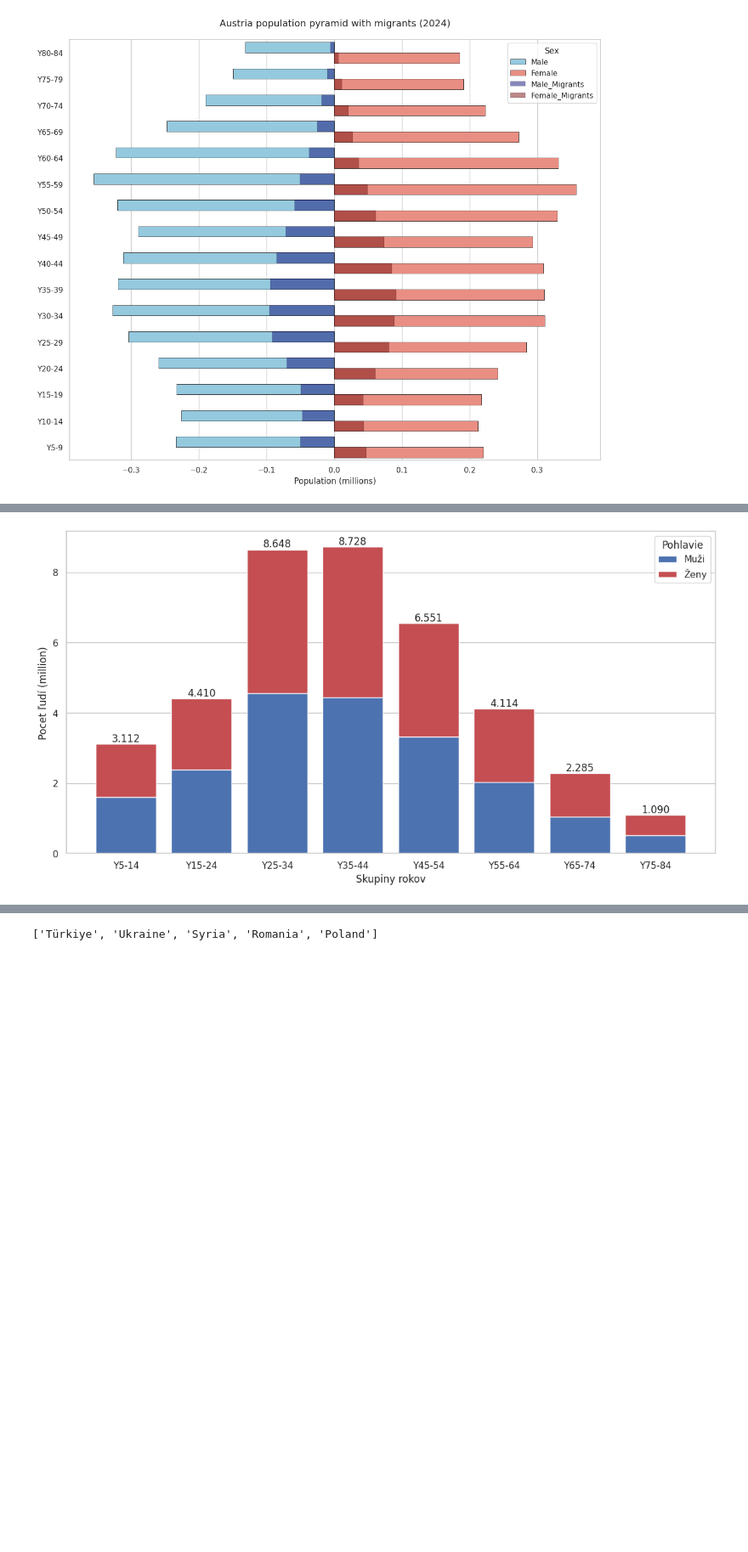
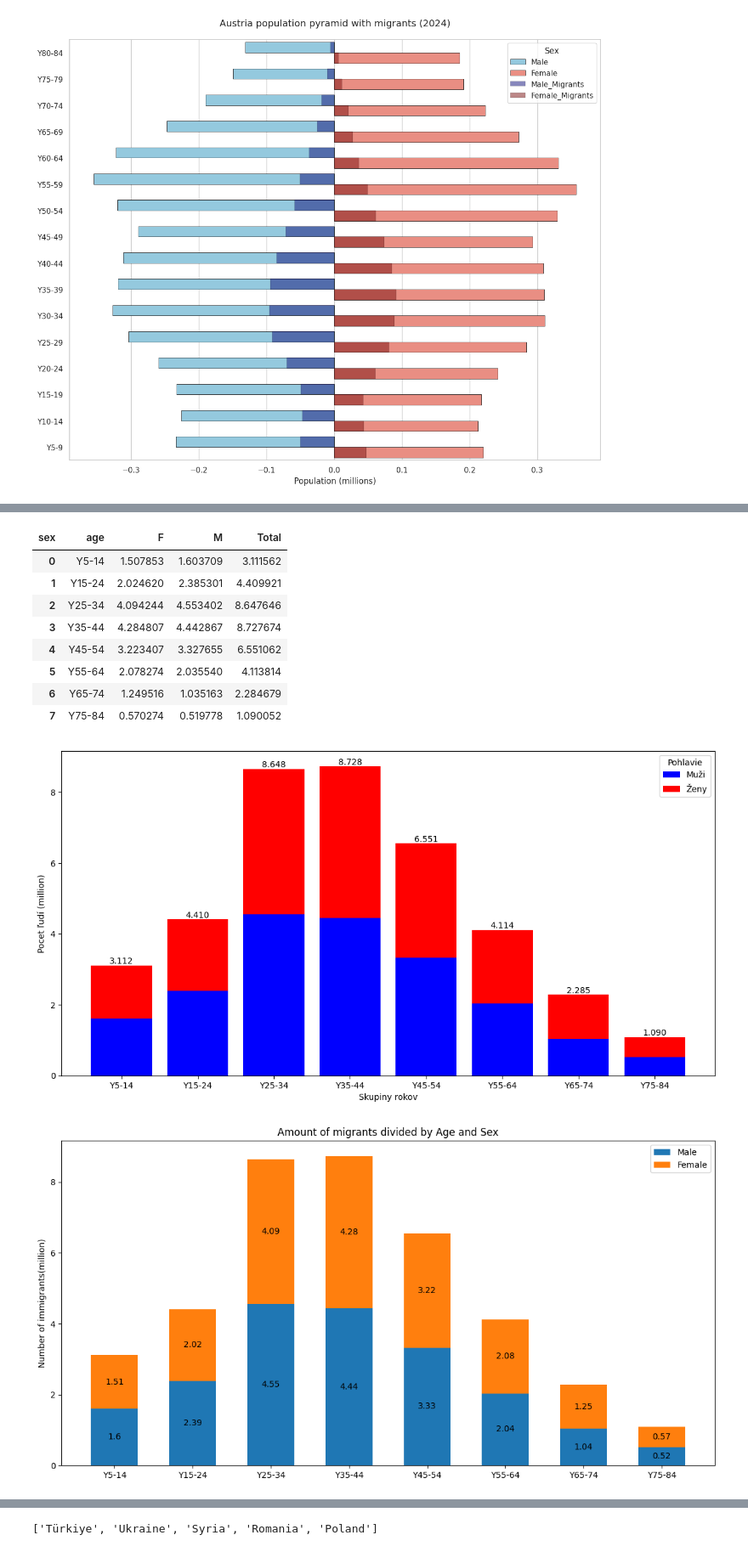
Before and after one commit to loveBeatles/datavis_project, a Jupyter notebook: group_project.ipynb, the cells around one changed output, grey strips where cells are left out. Shown at 85% size. Saved outputs shown, nothing was run; the diff lists cells and outputs as text; code cells hidden in the pictures; blank space fills up the shorter version.

```diff
--- a/group_project.ipynb
+++ b/group_project.ipynb
@@ -402,22 +402,31 @@ plt.show()
 [figure]
 # %%
 url2 = "https://raw.githubusercontent.com/loveBeatles/datavis_project/main/data/age_data_2.csv"
+urlEu_Ages = "https://raw.githubusercontent.com/loveBeatles/datavis_project/main/data/eu_not_euGeneral_by_ages.csv"
 df_by_ages_gender = (pd.read_csv(url2, usecols=['age', 'sex', 'OBS_VALUE', 'TIME_PERIOD'])
                     .query('TIME_PERIOD == 2024 & sex != "T"')
                     .assign(OBS_VALUE_milion=lambda df: df['OBS_VALUE'] / 1000000)
                     .groupby(['age', 'sex'])['OBS_VALUE_milion']
                     .sum()
                     .reset_index())
+df_by_ages_cship = (pd.read_csv(urlEu_Ages, usecols=['age', 'citizen', 'OBS_VALUE'])
+                    .assign(OBS_VALUE_milion=lambda df: df['OBS_VALUE'] / 1000000))
 
 df_by_ages_gender  = (df_by_ages_gender
                       .query('age!="Y15-64"').iloc[:-6,:]
                       .sort_values(by='age'))
-
 df_by_ages_gender = pd.concat([df_by_ages_gender.query('age == "Y5-9"'),
                                df_by_ages_gender[df_by_ages_gender['age'] != 'Y5-9']])
+df_by_ages_cship = pd.concat([df_by_ages_cship.query('age == "Y5-9"'),
+                               df_by_ages_cship[df_by_ages_cship['age'] != 'Y5-9']])
+
+df_by_ages_cship = df_by_ages_cship[['age', 'citizen', 'OBS_VALUE', 'OBS_VALUE_milion']]
+
 
 df_by_ages_gender_men = df_by_ages_gender.query('sex == "M"')
 df_by_ages_gender_women = df_by_ages_gender.query('sex == "F"')
+df_by_ages_cs_eu = df_by_ages_cship.query('citizen == "EU27_2020_FOR"')
+df_by_ages_cs_noteu = df_by_ages_cship.query('citizen == "FOR_STLS"')
 
 for i in range(5, 80, 10):
   df_by_ages_gender_men.iloc[int(i/5-1), 0] = f'Y{i}-{i+9}'
@@ -425,14 +434,32 @@ for i in range(5, 80, 10):
   df_by_ages_gender_women.iloc[int(i/5-1), 0] = f'Y{i}-{i+9}'
   df_by_ages_gender_women.iloc[int(i/5), 0] = f'Y{i}-{i+9}'
 
+  df_by_ages_cs_eu.iloc[int(i/5-1), 0] = f'Y{i}-{i+9}'
+  df_by_ages_cs_eu.iloc[int(i/5), 0] = f'Y{i}-{i+9}'
+  df_by_ages_cs_noteu.iloc[int(i/5-1), 0] = f'Y{i}-{i+9}'
+  df_by_ages_cs_noteu.iloc[int(i/5), 0] = f'Y{i}-{i+9}'
+
+
 df_by_ages_gender = pd.concat([df_by_ages_gender_men, df_by_ages_gender_women])
+df_by_ages_cship = pd.concat([df_by_ages_cs_eu, df_by_ages_cs_noteu])
 
 df_by_ages_gender = (df_by_ages_gender
                      .groupby(by=['age', 'sex'])['OBS_VALUE_milion']
                      .sum()
                      .reset_index())
+df_by_ages_cship = (df_by_ages_cship
+                     .groupby(by=['age', 'citizen'])['OBS_VALUE_milion']
+                     .sum()
+                     .reset_index())
 df_by_ages_gender = pd.concat([df_by_ages_gender.query('age == "Y5-14"'),
                                df_by_ages_gender[df_by_ages_gender['age'] != 'Y5-14']])
+df_by_ages_cship = pd.concat([df_by_ages_cship.query('age == "Y5-14"'),
+                               df_by_ages_cship[df_by_ages_cship['age'] != 'Y5-14']])
+#df_by_ages_cship = df_by_ages_cship.pivot(index='age', columns='citizen', values='OBS_VALUE_milion').reset_index()
+#df_by_ages_cship['Not EU'] = df_by_ages_cship['FOR_STLS'] - df_by_ages_cship['EU27_2020_FOR']
+#df_by_ages_cship = df_by_ages_cship[['age', 'EU27_2020_FOR', 'Not EU']]
+display(df_by_ages_cship)
+
 
 df_by_ages_gender_men = df_by_ages_gender.query('sex == "M"')
 df_by_ages_gender_women = df_by_ages_gender.query('sex == "F"')
@@ -450,5 +477,39 @@ axes.grid(False, axis='x')
 axes.legend(["Muži", "Ženy"], title='Pohlavie', loc="upper right")
 axes.bar_label(female_plot, fmt='%.3f')
 
+
+
+
+df_by_ages_gender_wide = df_by_ages_gender.pivot(index='age', columns='sex', values='OBS_VALUE_milion').reset_index()
+df_by_ages_gender_wide['Total'] = df_by_ages_gender_wide['M'] + df_by_ages_gender_wide['F']
+row = df_by_ages_gender_wide[df_by_ages_gender_wide['age'] == 'Y5-14']
+df_by_ages_gender_wide = df_by_ages_gender_wide[df_by_ages_gender_wide['age'] != 'Y5-14']
+df_by_ages_gender_wide = pd.concat([row, df_by_ages_gender_wide], ignore_index=True)
+display(df_by_ages_gender_wide)
+dict_by_ages_gender = {
+    'Male': df_by_ages_gender_wide['M'],
+    'Female': df_by_ages_gender_wide['F'],
+}
+width = 0.6  # the width of the bars: can also be len(x) sequence
+
+
+fig, ax = plt.subplots(figsize=(14, 7))
+bottom = np.zeros(len(df_by_ages_gender_wide['age']))
+
+for sex, count in dict_by_ages_gender.items():
+    p = ax.bar(df_by_ages_gender_wide['age'], count, width, label=sex, bottom=bottom)
+    bottom += count
+
+    rounded_counts = [str(round(val, 2)) for val in count]
+    ax.bar_label(p, labels=rounded_counts, label_type='center')
+
+ax.set_title('Amount of migrants divided by Age and Sex')
+ax.set_ylabel('Number of immigrants(million)')
+ax.legend()
+
+
+
+
+
 pass
 # %% [output]
@@ -455,4 +533,14 @@ pass
+| sex | age | F | M | Total |
+| 0 | Y5-14 | 1.507853 | 1.603709 | 3.111562 |
+| 1 | Y15-24 | 2.024620 | 2.385301 | 4.409921 |
+| 2 | Y25-34 | 4.094244 | 4.553402 | 8.647646 |
+| 3 | Y35-44 | 4.284807 | 4.442867 | 8.727674 |
+| 4 | Y45-54 | 3.223407 | 3.327655 | 6.551062 |
+| 5 | Y55-64 | 2.078274 | 2.035540 | 4.113814 |
+| 6 | Y65-74 | 1.249516 | 1.035163 | 2.284679 |
+| 7 | Y75-84 | 0.570274 | 0.519778 | 1.090052 |
-[figure, old version]
+[figure, new version]
+[figure, added]
 # %%
 #хто саме іммугрує з яких країн
 url3 = "https://raw.githubusercontent.com/loveBeatles/datavis_project/main/data/total_reporty.csv"
```
Also changed, not shown: parts of 1 cell of this notebook.
